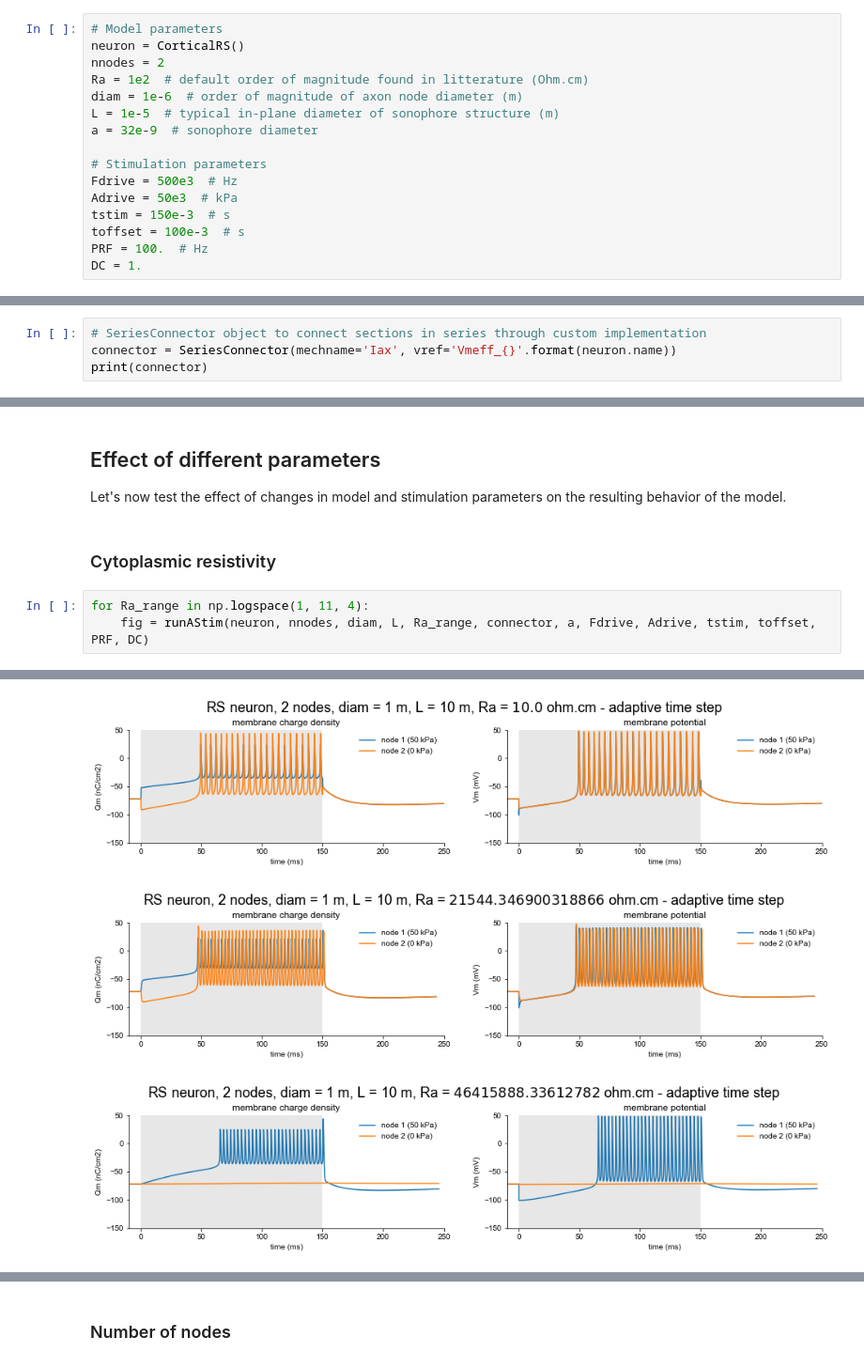
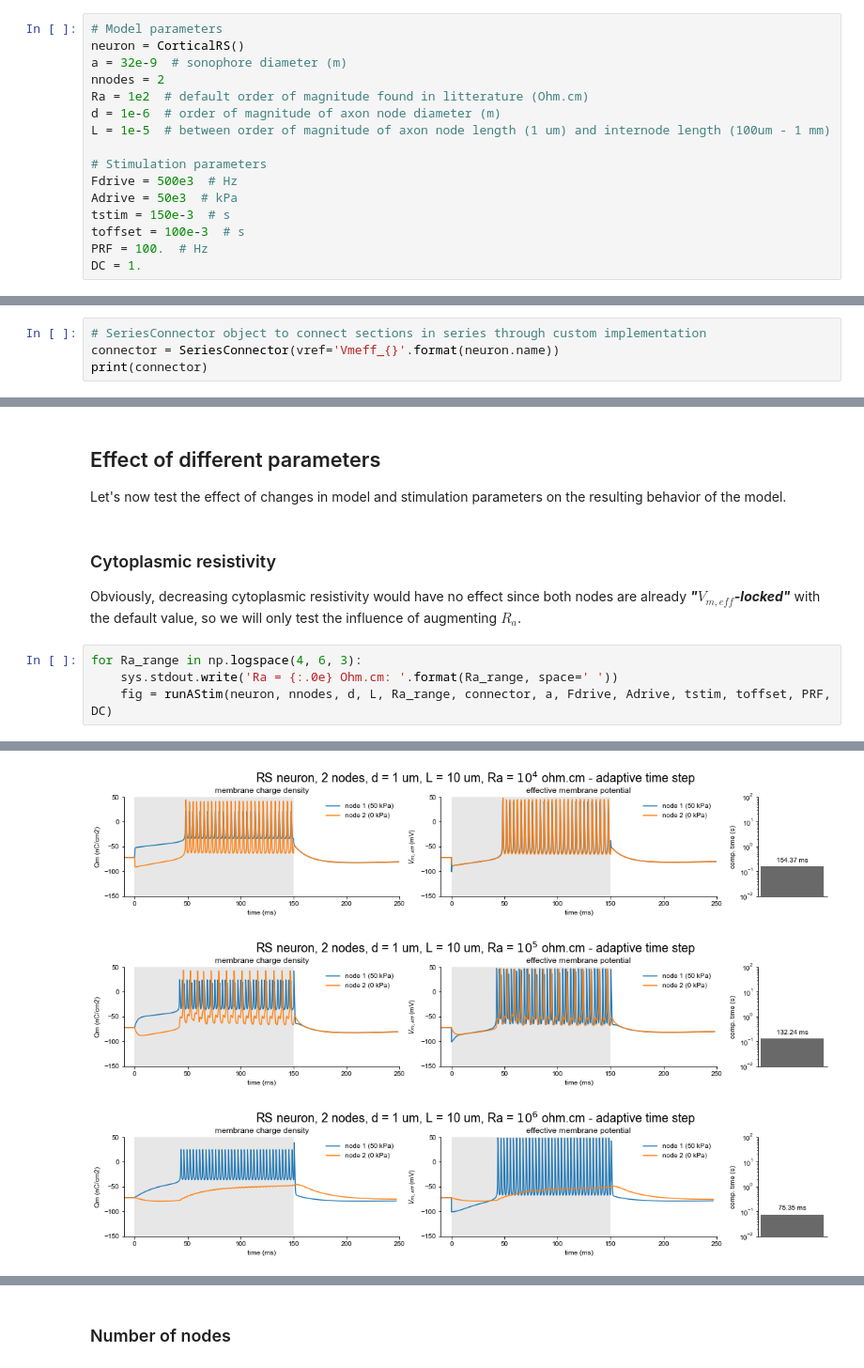
Before and after one commit to tjjlemaire/MorphoSONIC, a Jupyter notebook: SONIC - model extension.ipynb, the cells around one changed output, grey strips where cells are left out. Shown at 94% size. Drawn from its saved outputs; the diff is of its cells as text.

```diff
--- a/SONIC - model extension.ipynb
+++ b/SONIC - model extension.ipynb
@@ -32,11 +31,11 @@ Note that since we're trying to model the behavior of multiple "sonophore" nodes
 # %%
 # Model parameters
 neuron = CorticalRS()
+a = 32e-9  # sonophore diameter (m)
 nnodes = 2
 Ra = 1e2  # default order of magnitude found in litterature (Ohm.cm)
-diam = 1e-6  # order of magnitude of axon node diameter (m)
-L = 1e-5  # typical in-plane diameter of sonophore structure (m)
-a = 32e-9  # sonophore diameter
+d = 1e-6  # order of magnitude of axon node diameter (m)
+L = 1e-5  # between order of magnitude of axon node length (1 um) and internode length (100um - 1 mm)
 
 # Stimulation parameters
 Fdrive = 500e3  # Hz
@@ -69,6 +62,6 @@ This single-node model behaves as expected: the US stimulus generates an instant
 Let's connect multiple nodes together with a ***SeriesConnector*** object using $V_{m, eff}$ as a reference voltage variable, with **resistance bounding enabled.**
 # %%
 # SeriesConnector object to connect sections in series through custom implementation
-connector = SeriesConnector(mechname='Iax', vref='Vmeff_{}'.format(neuron.name))
+connector = SeriesConnector(vref='Vmeff_{}'.format(neuron.name))
 print(connector)
 # %% [output]
@@ -108,9 +101,12 @@ Note that the initial increase in $Q_m$ at the stimulated node brings the membra
 ## Effect of different parameters
 
 Let's now test the effect of changes in model and stimulation parameters on the resulting behavior of the model.
-# %% [markdown]
-### Cytoplasmic resistivity
+# %% [markdown]
+### Cytoplasmic resistivity
+
+Obviously, decreasing cytoplasmic resistivity would have no effect since both nodes are already ***"$V_{m,eff}$-locked"*** with the default value, so we will only test the influence of augmenting $R_a$.
 # %%
-for Ra_range in np.logspace(1, 11, 4):
-    fig = runAStim(neuron, nnodes, diam, L, Ra_range, connector, a, Fdrive, Adrive, tstim, toffset, PRF, DC)
+for Ra_range in np.logspace(4, 6, 3):
+    sys.stdout.write('Ra = {:.0e} Ohm.cm: '.format(Ra_range, space=' '))
+    fig = runAStim(neuron, nnodes, d, L, Ra_range, connector, a, Fdrive, Adrive, tstim, toffset, PRF, DC)
 # %% [output]
@@ -125,3 +116,3 @@ for Ra_range in np.logspace(1, 11, 4):
-[figure, old version]
+[figure, new version]
-[figure, old version]
+[figure, new version]
-[figure, old version]
+[figure, new version]
```
Also changed, not shown: parts of 35 cells of this notebook, 6 other files.
